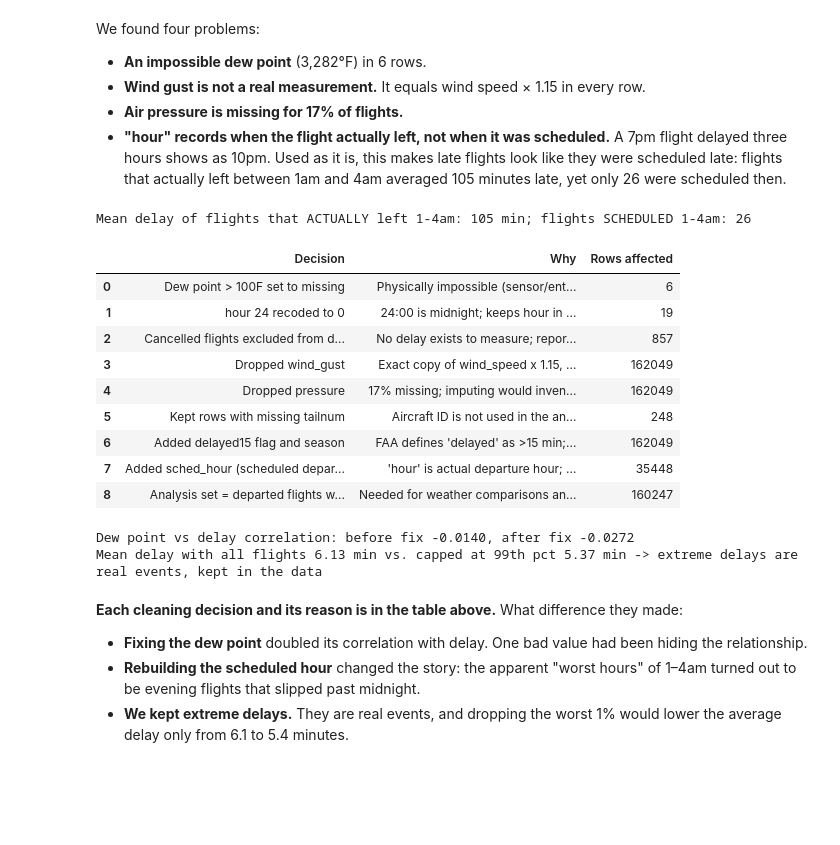
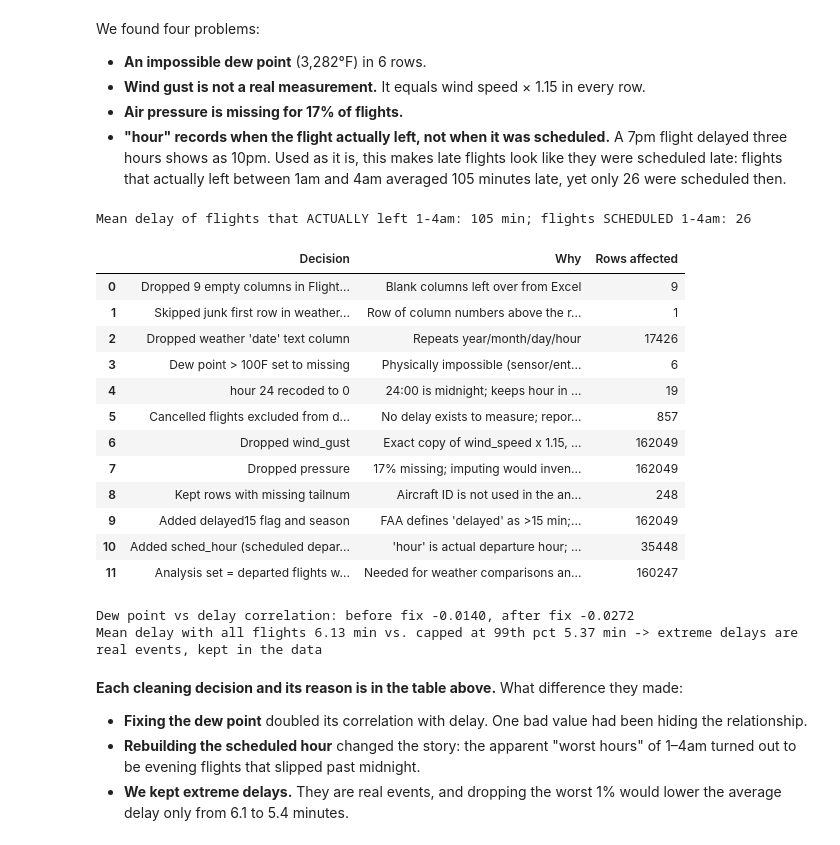
Before and after one commit to seyhasenganz/my-sql-assignment, a Jupyter notebook: flight_weather_analysis/Flight_Weather_Delay_Analysis.ipynb, the cells around one changed output. Saved outputs shown, nothing was run; the diff lists cells and outputs as text; code cells hidden in the pictures; blank space fills up the shorter version.

```diff
--- a/flight_weather_analysis/Flight_Weather_Delay_Analysis.ipynb
+++ b/flight_weather_analysis/Flight_Weather_Delay_Analysis.ipynb
@@ -121,0 +114,23 @@ Our Excel lookup left 1,769 flights without weather -> Python agrees: True
+# %%
+# ---- Join: LEFT join flights -> weather on the key built in Excel (same logic as our VLOOKUP) ----
+# Key_Flight / Key_Weather = origin-year-month-day-hour, e.g. "SEA-2014-1-1-0"; cancelled flights have hour "NA"
+df = flights.merge(weather.drop(columns=KEYS), left_on="Key_Flight", right_on="Key_Weather",
+                   how="left", indicator=True, validate="many_to_one")   # many flights -> one weather hour
+assert len(df) == len(flights), "join changed the number of flights"
+
+matched = (df["_merge"] == "both")
+print(f"Flights in:            {len(flights):,}")
+print(f"Matched to weather:    {matched.sum():,} ({matched.mean():.1%})")
+print(f"No weather match:      {(~matched).sum():,} ({(~matched).mean():.1%})")
+print(f"Weather hours never used (no departures that hour, mostly overnight): {len(weather) - df['Key_Weather'].nunique():,}")
+
+# Cross-check 1: joining on the five separate columns gives the same answer as the text key
+check = flights.merge(weather.assign(hour=weather["hour"].astype(float))[KEYS].assign(found=1), on=KEYS, how="left")
+print("Multi-column join gives identical matches:", check["found"].notna().sum() == matched.sum())
+
+# Cross-check 2 (optional): our Excel VLOOKUP result, if the workbook is uploaded too
+EXCEL = "Flight_and_Weather_-_working.xlsx"
+if os.path.exists(EXCEL):
+    xl_miss = pd.read_excel(EXCEL).iloc[:, -1].isna().sum()   # last column = key returned by VLOOKUP (blank = no match)
+    print(f"Excel VLOOKUP left {xl_miss:,} flights without weather -> Python agrees: {xl_miss == (~matched).sum()}")
+df = df.drop(columns=["Key_Flight", "Key_Weather"])
@@ -226,7 +247,9 @@ We found four problems:
 - **"hour" records when the flight actually left, not when it was scheduled.** A 7pm flight delayed three hours shows as 10pm. Used as it is, this makes late flights look like they were scheduled late: flights that actually left between 1am and 4am averaged 105 minutes late, yet only 26 were scheduled then.
 # %%
 # ---- Cleaning (every step logged) ----
-log = []
+log = [["Dropped 9 empty columns in Flight.csv", "Blank columns left over from Excel", len(empty_cols)],
+       ["Skipped junk first row in weather.csv", "Row of column numbers above the real header", 1],
+       ["Dropped weather 'date' text column", "Repeats year/month/day/hour", len(weather)]]
 clean = df.drop(columns="_merge").copy()
 
 before = clean["dewp"].corr(clean["dep_delay"])
@@ -248,42 +271,45 @@ n = clean["tailnum"].isna().sum()
 log.append(["Kept rows with missing tailnum", "Aircraft ID is not used in the analysis", n])
 
 clean["delayed15"] = (clean["dep_delay"] > 15).astype(int)   # industry (FAA) definition of a delay
 clean["season"] = clean["month"].map({12: "Winter", 1: "Winter", 2: "Winter", 3: "Spring", 4: "Spring", 5: "Spring",
                                       6: "Summer", 7: "Summer", 8: "Summer", 9: "Autumn", 10: "Autumn", 11: "Autumn"})
 log.append(["Added delayed15 flag and season", "FAA defines 'delayed' as >15 min; season aids grouping", len(clean)])
 
 # 'hour' is the ACTUAL departure hour (dep_time // 100), so a late flight moves into a later hour.
 # Using it to explain delay is circular (leakage). Rebuild the SCHEDULED hour = actual time - delay.
 dep_min = (clean["dep_time"] // 100) * 60 + clean["dep_time"] % 100
 clean["sched_hour"] = (((dep_min - clean["dep_delay"]) % 1440) // 60)
 n = (clean["sched_hour"] != clean["hour"]).sum()
 log.append(["Added sched_hour (scheduled departure hour)", "'hour' is actual departure hour; it leaks the delay", n])
 print("Mean delay of flights that ACTUALLY left 1-4am:", round(clean.loc[clean.hour.between(1, 4), "dep_delay"].mean()),
       "min; flights SCHEDULED 1-4am:", (clean["sched_hour"].between(1, 4)).sum())
 
 # Analysis set: flights that departed AND have weather
 flown = clean[~clean["cancelled"] & clean["temp"].notna()].copy()
 log.append(["Analysis set = departed flights with weather", "Needed for weather comparisons and the model", len(flown)])
 
 cleaning_log = pd.DataFrame(log, columns=["Decision", "Why", "Rows affected"])
 display(cleaning_log)
 
 print(f"Dew point vs delay correlation: before fix {before:.4f}, after fix {clean['dewp'].corr(clean['dep_delay']):.4f}")
 cap = flown["dep_delay"].clip(upper=flown["dep_delay"].quantile(.99))
 print(f"Mean delay with all flights {flown['dep_delay'].mean():.2f} min vs. capped at 99th pct {cap.mean():.2f} min "
       "-> extreme delays are real events, kept in the data")
 # %% [output]
 Mean delay of flights that ACTUALLY left 1-4am: 105 min; flights SCHEDULED 1-4am: 26
 |  | Decision | Why | Rows affected |
-| 0 | Dew point > 100F set to missing | Physically impossible (sensor/ent... | 6 |
-| 1 | hour 24 recoded to 0 | 24:00 is midnight; keeps hour in ... | 19 |
-| 2 | Cancelled flights excluded from d... | No delay exists to measure; repor... | 857 |
-| 3 | Dropped wind_gust | Exact copy of wind_speed x 1.15, ... | 162049 |
-| 4 | Dropped pressure | 17% missing; imputing would inven... | 162049 |
-| 5 | Kept rows with missing tailnum | Aircraft ID is not used in the an... | 248 |
-| 6 | Added delayed15 flag and season | FAA defines 'delayed' as >15 min;... | 162049 |
-| 7 | Added sched_hour (scheduled depar... | 'hour' is actual departure hour; ... | 35448 |
-| 8 | Analysis set = departed flights w... | Needed for weather comparisons an... | 160247 |
+| 0 | Dropped 9 empty columns in Flight... | Blank columns left over from Excel | 9 |
+| 1 | Skipped junk first row in weather... | Row of column numbers above the r... | 1 |
+| 2 | Dropped weather 'date' text column | Repeats year/month/day/hour | 17426 |
+| 3 | Dew point > 100F set to missing | Physically impossible (sensor/ent... | 6 |
+| 4 | hour 24 recoded to 0 | 24:00 is midnight; keeps hour in ... | 19 |
+| 5 | Cancelled flights excluded from d... | No delay exists to measure; repor... | 857 |
+| 6 | Dropped wind_gust | Exact copy of wind_speed x 1.15, ... | 162049 |
+| 7 | Dropped pressure | 17% missing; imputing would inven... | 162049 |
+| 8 | Kept rows with missing tailnum | Aircraft ID is not used in the an... | 248 |
+| 9 | Added delayed15 flag and season | FAA defines 'delayed' as >15 min;... | 162049 |
+| 10 | Added sched_hour (scheduled depar... | 'hour' is actual departure hour; ... | 35448 |
+| 11 | Analysis set = departed flights w... | Needed for weather comparisons an... | 160247 |
 Dew point vs delay correlation: before fix -0.0140, after fix -0.0272
 Mean delay with all flights 6.13 min vs. capped at 99th pct 5.37 min -> extreme delays are real events, kept in the data
 # %% [markdown]
```
Also changed, not shown: parts of 9 cells of this notebook, 4 other files.
